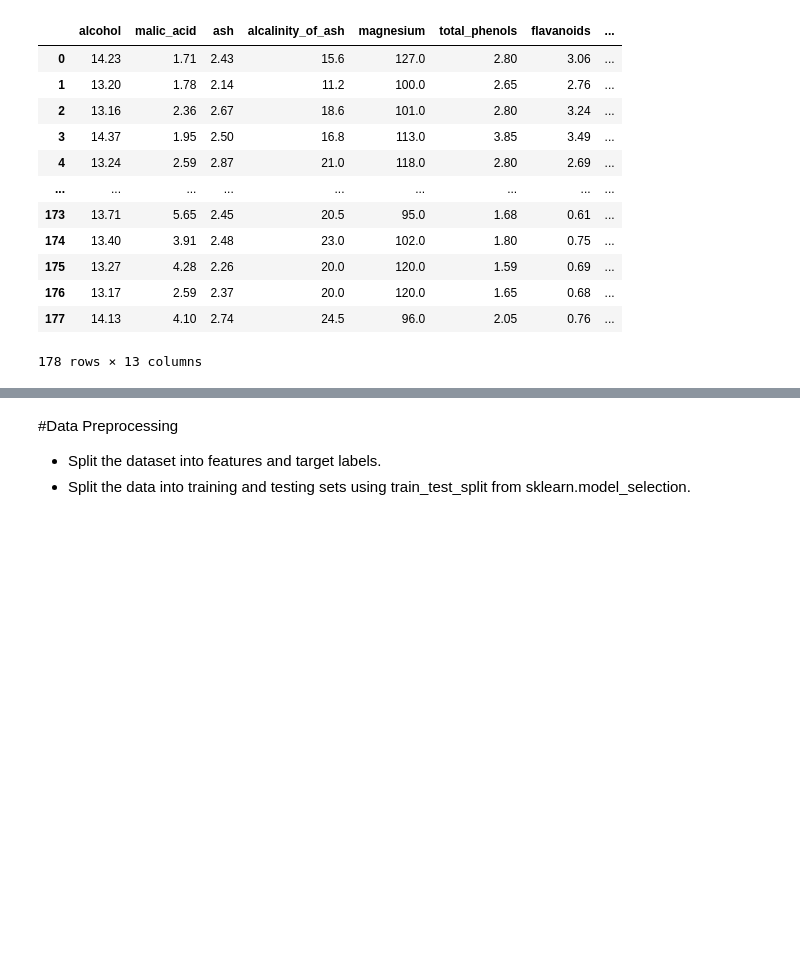
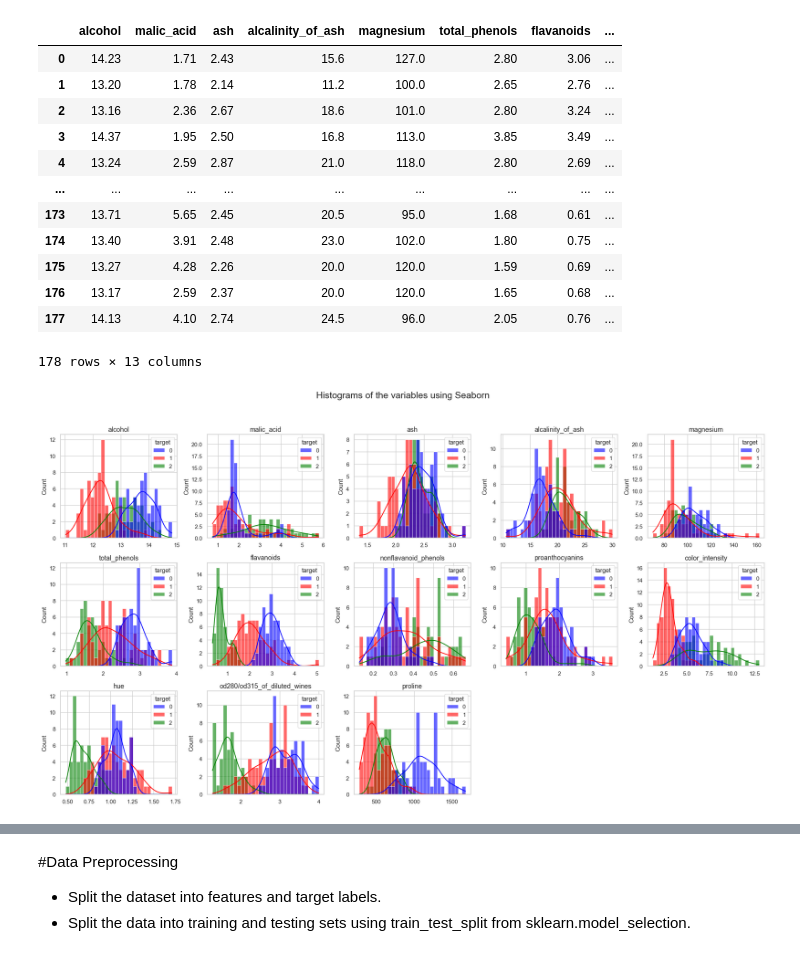
Before and after one commit to nikbarb810/Data-Science, a Jupyter notebook: CSD485_HW3.ipynb, the cells around one changed output, grey strips where cells are left out. Drawn from its saved outputs; the diff is of its cells as text; code cells hidden in the pictures; blank space fills up the shorter version.

```diff
--- a/CSD485_HW3.ipynb
+++ b/CSD485_HW3.ipynb
@@ -33,3 +33,33 @@ df
 | 176 | 13.17 | 2.59 | 2.37 | 20.0 | 120.0 | 1.65 | 0.68 | ... |
 | 177 | 14.13 | 4.10 | 2.74 | 24.5 | 96.0 | 2.05 | 0.76 | ... |
 178 rows × 13 columns
+# %%
+import seaborn as sns
+import plotly.graph_objects as go
+from plotly.subplots import make_subplots
+
+# Seaborn Plot
+# Create a 3x5 grid of subplots (since there are 13 features)
+sns.set(style="whitegrid")
+fig, axes = plt.subplots(3, 5, figsize=(20, 12))
+axes = axes.flatten()  # Flatten the array for easy iteration
+
+# Define the colors for each class
+colors = ['blue', 'red', 'green']
+
+# Plot histograms using Seaborn
+for i, ax in enumerate(axes):
+    if i < len(df.columns):
+        sns.histplot(df, x=df.columns[i], hue=target, palette=colors, ax=ax, bins=30, alpha=0.6, kde=True)
+        ax.set_title(df.columns[i], fontsize=13)
+        ax.set_xlabel('')  # Hide x label
+
+    else:
+        ax.set_visible(False)  # Hide unused subplots
+
+# Adjust the title and layout
+fig.suptitle('Histograms of the variables using Seaborn', fontsize=18)
+plt.tight_layout(rect=[0, 0.03, 1, 0.95])
+plt.show()
+# %% [output]
+[figure, added]
```
Also changed, not shown: parts of 11 cells of this notebook, 1 other file.
